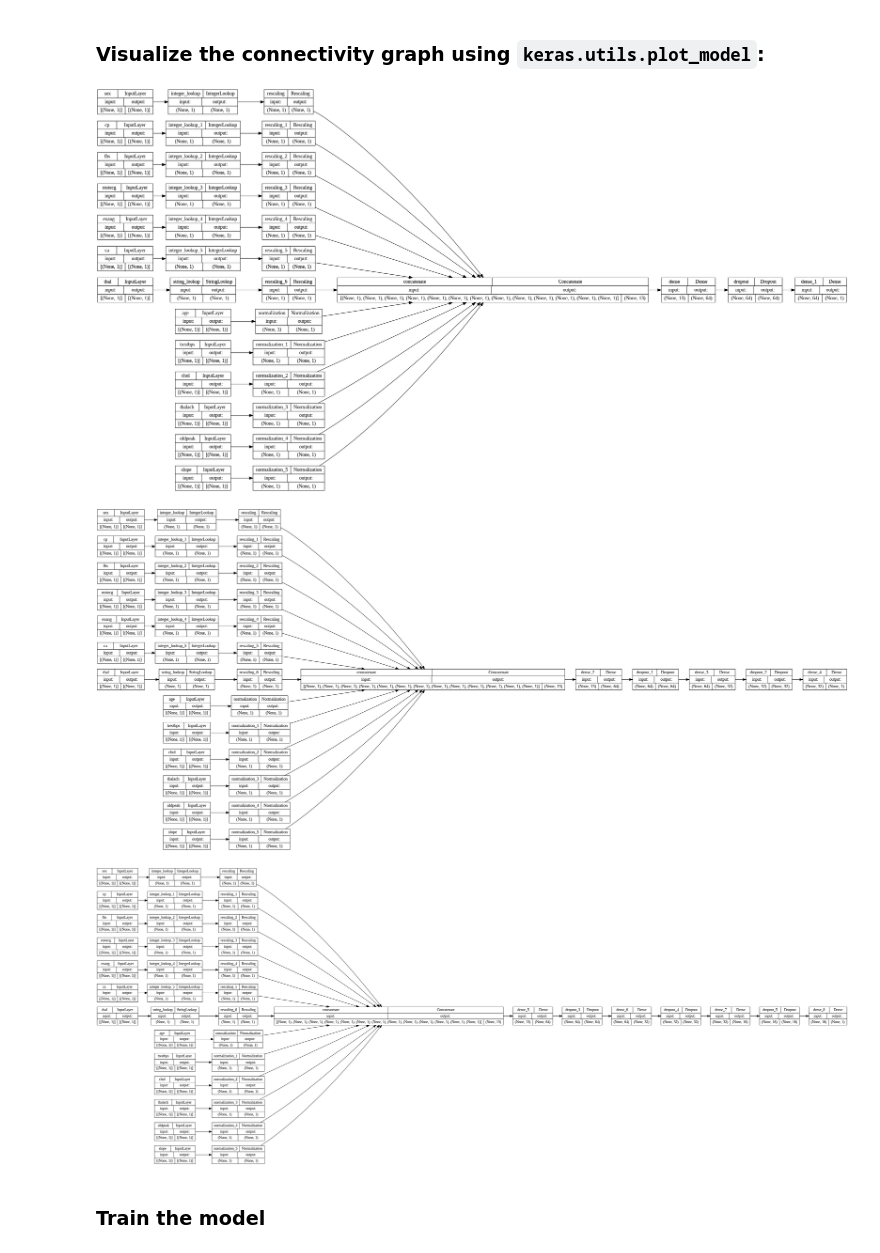
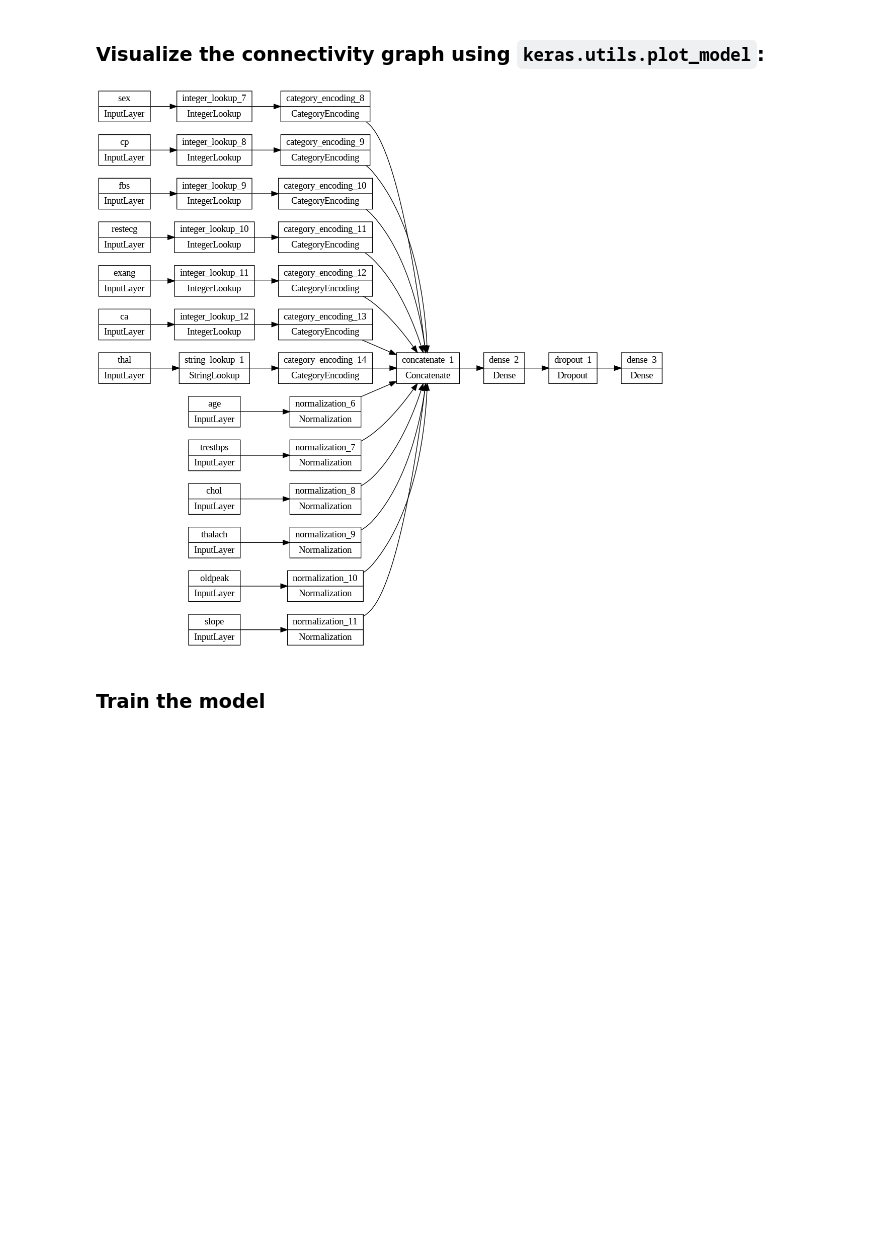
Before and after one commit to snbaskarraj/AIMLOPSIISC, a Jupyter notebook: Copy_of_M1_NB_MiniProject_2_Structured_Data_Classification.ipynb, the cells around one changed output. Saved outputs shown, nothing was run; the diff lists cells and outputs as text; code cells hidden in the pictures; blank space fills up the shorter version.

```diff
--- a/Copy_of_M1_NB_MiniProject_2_Structured_Data_Classification.ipynb
+++ b/Copy_of_M1_NB_MiniProject_2_Structured_Data_Classification.ipynb
@@ -123,3 +115,5 @@ print(data.head())
+# %%
+data = data[['sex', 'cp', 'fbs', 'restecg', 'exang', 'ca', 'thal', 'age', 'trestbps', 'chol', 'thalach', 'oldpeak', 'slope', 'target']]
 # %% [markdown]
 Draw some inference from the data. What does the target column indicate?
 
@@ -347,3 +178,8 @@ Target: 0
+# %%
+## YOUR CODE HERE  ## For train
+train_ds = train_ds.batch(4).prefetch(4)
+## YOUR CODE HERE  ## For val
+val_ds = val_ds.batch(4).prefetch(4)
 # %% [markdown]
 ## Feature preprocessing with Keras layers [3 Marks]
 # %% [markdown]
@@ -992,22 +397,30 @@ Model with 3 hidden layers - Training accuracy: 0.8429751992225647, Validation a
+# %%
+all_features = layers.concatenate(encoded_features)
+
+## In Functional API for creating a Neural Network model.
+## Different layers are connected as layers.method(previous layer object)
+## For eg: x = layers.Dense(32, activation="relu")(all_features), similarly
+## layers.concatenate is connected to Input or Initialization of keras tensors.
+## layers.concatenate([encoded_feature_object1, encoded_feature_object2, .....]), where
+## encoded_feature_objects contains the return values from encode_categorical and encode_numerical features.
+
+## YOUR CODE HERE     # Dense Layer
+l1 = tf.keras.layers.Dense(16, activation="relu")(all_features)
+## YOUR CODE HERE     # Dropout
+l1_d = tf.keras.layers.Dropout(0.3)(l1)
+output = tf.keras.layers.Dense(1, activation='sigmoid')(l1_d)
+model = keras.Model(all_inputs, output)
+model.compile(optimizer='adam',
+              loss=tf.keras.losses.BinaryCrossentropy(from_logits=True),
+              metrics=["accuracy"])
 # %% [markdown]
 ### Visualize the connectivity graph using `keras.utils.plot_model`:
-# %%
-# `rankdir='LR'` is to make the graph horizontal.
-## YOUR CODE HERE
-# `rankdir='LR'` is to make the graph horizontal.
-from tensorflow.keras.utils import plot_model
-from IPython.display import Image, display
-
-# Define a list of models
-models = [model_1_hidden, model_2_hidden, model_3_hidden]
-
-# Visualize each model and display them
-for i, model in enumerate(models, start=1):
-    plot_model(model, show_shapes=True, rankdir='LR', to_file=f'model_{i}_hidden.png')
-    display(Image(filename=f'model_{i}_hidden.png'))
-# %% [output]
-[figure, removed]
-[figure, removed]
-[figure, removed]
+# %%
+# `rankdir='LR'` is to make the graph horizontal.
+## YOUR CODE HERE
+
+plot_model(model, rankdir='LR')
+# %% [output]
+[figure, added]
 # %% [markdown]
 ### Train the model
```
Also changed, not shown: parts of 34 cells of this notebook.
